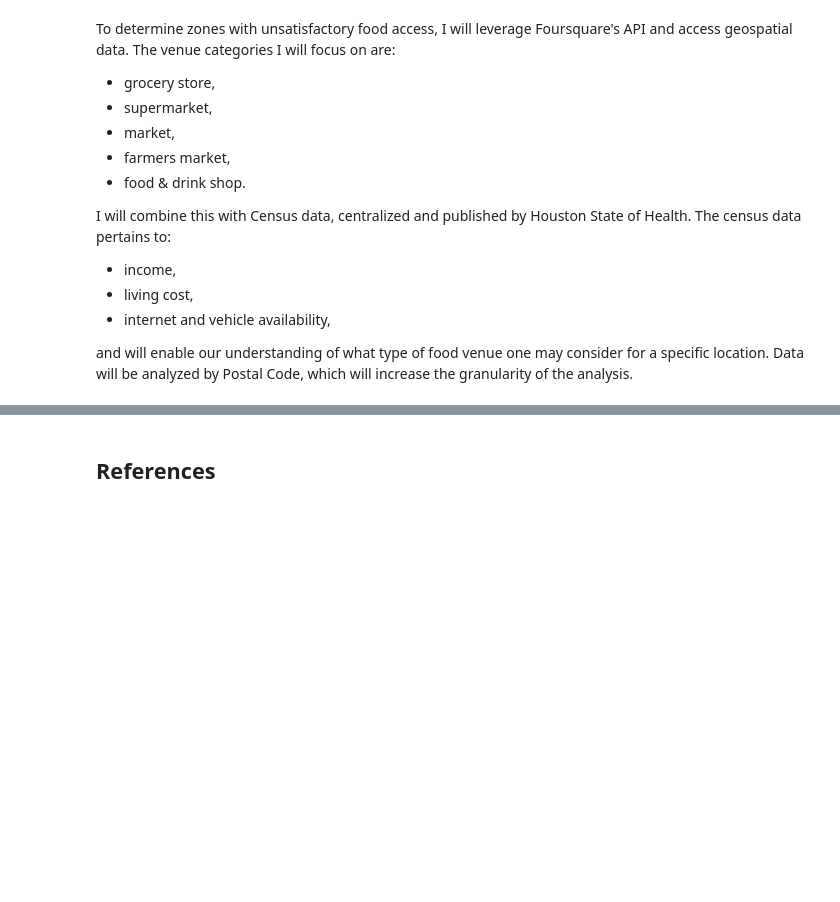
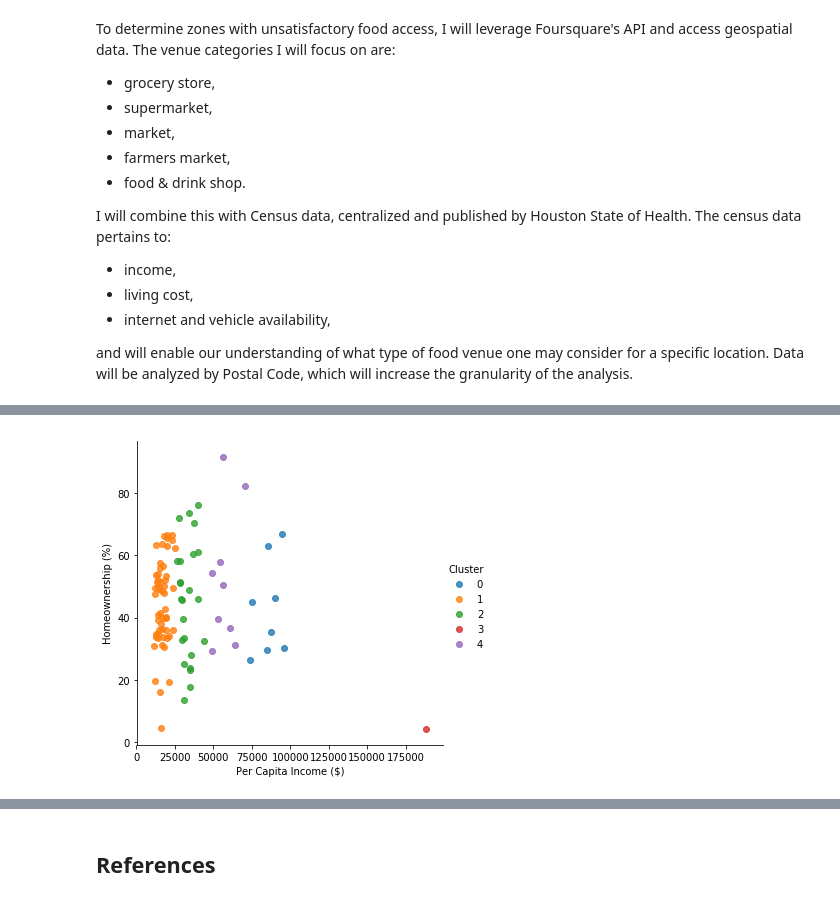
Before and after one commit to adonisich/DSCapstone, a Jupyter notebook: Report - Food Access in Houston, Texas, USA.ipynb, the cells around one changed output, grey strips where cells are left out. Drawn from its saved outputs; the diff is of its cells as text; code cells hidden in the pictures; blank space fills up the shorter version.

```diff
--- a/Report - Food Access in Houston, Texas, USA.ipynb
+++ b/Report - Food Access in Houston, Texas, USA.ipynb
@@ -29,0 +534,15 @@ Data will be analyzed by Postal Code, which will increase the granularity of the
+# %%
+#drop latitude and longitude as these are not useful in the clustering algorithm
+df_census_zip2 = df_census_zip.set_index('Postal Code').drop(['Latitude', 'Longitude'], axis=1)
+# %%
+#put the values in a np array
+X = df_census_zip2.values[:,1:]
+X = np.nan_to_num(X)
+Clus_dataSet = StandardScaler().fit_transform(X)
+#Clus_dataSet
+# %%
+clusterNum = 5
+k_means = KMeans(init = "k-means++", n_clusters = clusterNum, n_init = 12)
+k_means.fit(X)
+labels = k_means.labels_
+print(labels)
@@ -29,0 +557,3 @@ Data will be analyzed by Postal Code, which will increase the granularity of the
+# %%
+df_census_zip2["Cluster"] = labels
+df_census_zip["Cluster"] = labels
@@ -29,0 +596,5 @@ Data will be analyzed by Postal Code, which will increase the granularity of the
+# %%
+facet = sns.lmplot(data=df_census_zip2, x='Per Capita Income ($)', y='Homeownership (%)', hue='Cluster',
+                   fit_reg=False, legend=True, legend_out=True)
+# %% [output]
+[figure, added]
```
Also changed, not shown: parts of 90 cells of this notebook.
